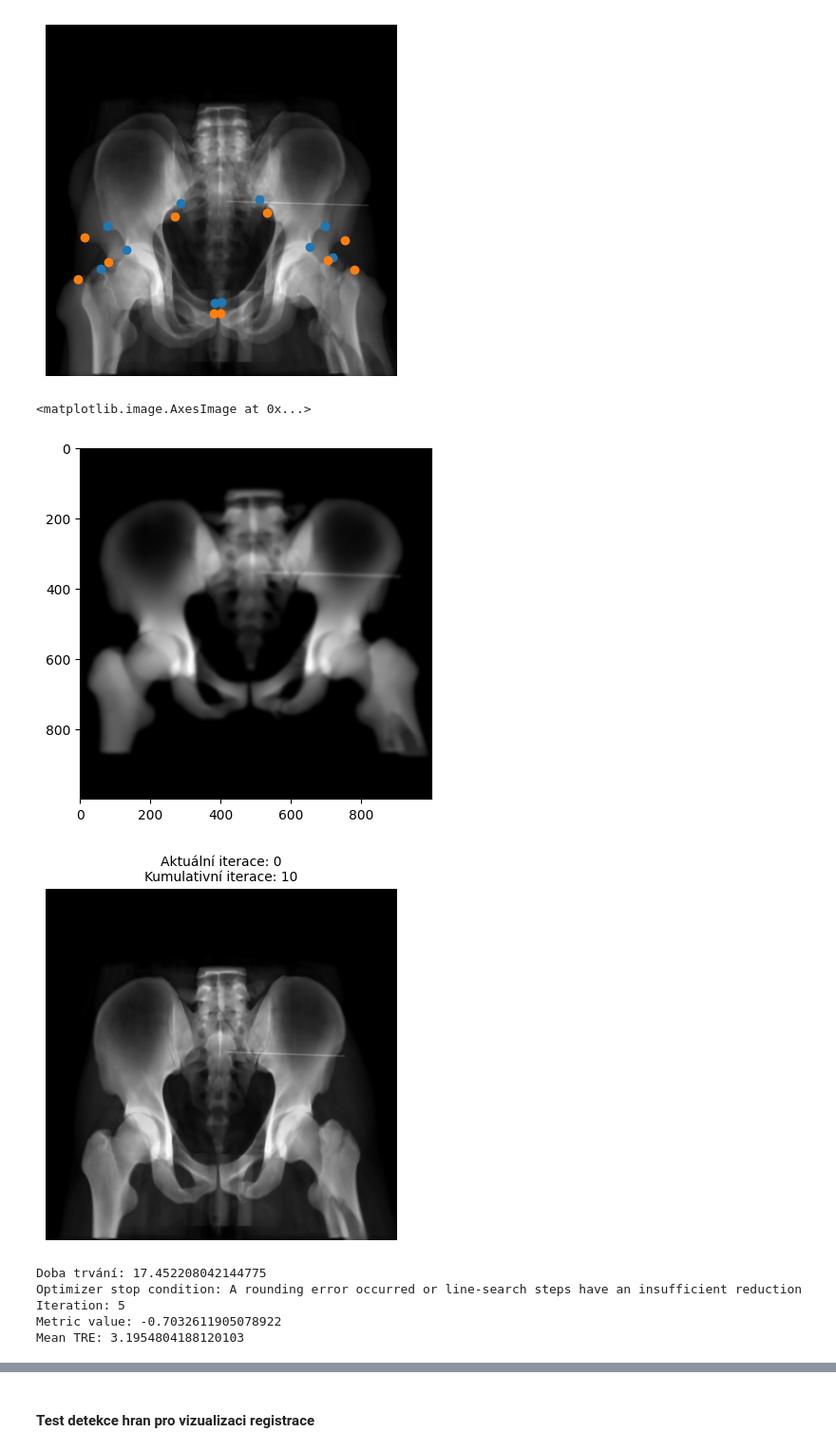
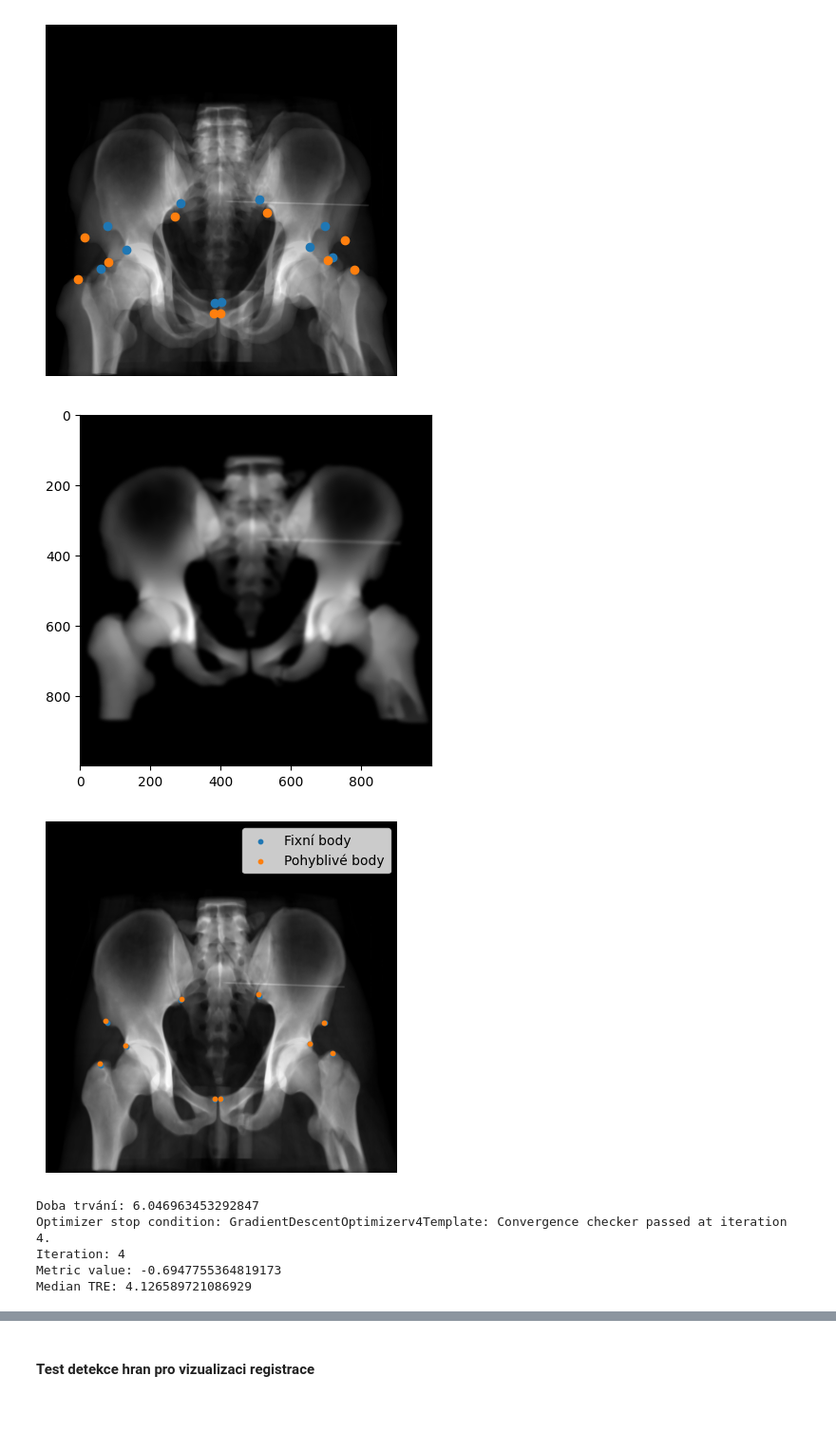
Before and after one commit to Vojtech-Benda/ca_isf, a Jupyter notebook: sitkRegistration.ipynb, the cells around one changed output, grey strips where cells are left out. Shown at 95% size. Saved outputs shown, nothing was run; the diff lists cells and outputs as text; code cells hidden in the pictures; blank space fills up the shorter version.

```diff
--- a/sitkRegistration.ipynb
+++ b/sitkRegistration.ipynb
@@ -104,16 +166,20 @@ def plotRegistrationErrors():
 num = "09"
 movingImage = sitk.ReadImage(f"input_files\\pacient_{num}\\registration\\pacient{num}PreopAP.mha", sitk.sitkFloat32)
 fixedImage = sitk.ReadImage(f"input_files\\pacient_{num}\\registration\\pacient{num}IntraopAPST.mha", sitk.sitkFloat32)
+movingImage = movingImage[..., 0]
+fixedImage = fixedImage[..., 0]
 
 movingPoints = getPoints(f"input_files\\pacient_{num}\\registration\\pacient{num}PreopPointsAP.csv")
 fixedPoints = getPoints(f"input_files\\pacient_{num}\\registration\\pacient{num}IntraopPointsAP.csv")
+movingPoints = [sublist[:-1] for sublist in movingPoints]
+fixedPoints = [sublist[:-1] for sublist in fixedPoints]
 
 print(f"Fixed image, spacing: {fixedImage.GetSpacing()}, size: {fixedImage.GetSize()},"
       f"direction: {fixedImage.GetDirection()}, origin: {fixedImage.GetOrigin()}")
 print(f"Moving image, spacing: {movingImage.GetSpacing()}, size: {movingImage.GetSize()},"
       f"direction: {movingImage.GetDirection()}, origin: {movingImage.GetOrigin()}")
-plt.imshow(sitk.GetArrayViewFromImage(fixedImage)[0, ...], cmap="gray")
-plt.imshow(sitk.GetArrayViewFromImage(movingImage)[0, ...], cmap="gray", alpha=0.5)
+plt.imshow(sitk.GetArrayViewFromImage(fixedImage), cmap="gray") # [0, ...]
+plt.imshow(sitk.GetArrayViewFromImage(movingImage), cmap="gray", alpha=0.5) # [0, ...]
 plt.scatter(list(np.array(fixedPoints).T)[0], list(np.array(fixedPoints).T)[1], c="#1f77b4")
 plt.scatter(list(np.array(movingPoints).T)[0], list(np.array(movingPoints).T)[1], c="#ff7f0e")
 plt.axis("off")
@@ -124,15 +190,15 @@ Moving image, spacing: (1.0, 1.0, 0.25), size: (1000, 1000, 4),direction: (1.0,
 [figure]
 # %%
 initialTransform = sitk.CenteredTransformInitializer(fixedImage, movingImage,
-                                                     sitk.AffineTransform(3),
+                                                     sitk.AffineTransform(2),
                                                      sitk.CenteredTransformInitializerFilter.MOMENTS)
 
 initialImage = sitk.Resample(movingImage, fixedImage, initialTransform, sitk.sitkLinear, 0.0, movingImage.GetPixelID())
 
 fig3, ax2 = plt.subplots(1, 3)
-ax2[0].imshow(sitk.GetArrayViewFromImage(movingImage)[0, ...], cmap="gray")
-ax2[1].imshow(sitk.GetArrayViewFromImage(initialImage)[0, ...], cmap="gray")
-ax2[2].imshow(sitk.GetArrayViewFromImage(fixedImage)[0, ...], cmap="gray")
+ax2[0].imshow(sitk.GetArrayViewFromImage(movingImage), cmap="gray") # [0, ...]
+ax2[1].imshow(sitk.GetArrayViewFromImage(initialImage), cmap="gray") # [0, ...]
+ax2[2].imshow(sitk.GetArrayViewFromImage(fixedImage), cmap="gray") # [0, ...]
 ax2[0].set_title("pohyblivý obraz")
 ax2[1].set_title("initial transform")
 ax2[2].set_title("pevný obraz")
@@ -160,61 +226,75 @@ plt.show()
 levels = 3
 shrinkFactor = [2 * factor for factor in range(1, levels)][::-1] # 2 ** factor, range(0, levels)
 shrinkFactor.append(1)
-smoothFactor = [2 * factor for factor in range(0, levels)][::-1] # range(0, levels)
+smoothFactor = [factor for factor in range(0, levels)][::-1] # range(0, levels)
 # %%
-smoothed = sitk.SmoothingRecursiveGaussian(movingImage[..., 0], 4)
+smoothed = sitk.SmoothingRecursiveGaussian(movingImage, 4)
 plt.imshow(sitk.GetArrayViewFromImage(smoothed), cmap="gray")
+plt.show()
 # %% [output]
-<matplotlib.image.AxesImage at 0x...>
 [figure]
 # %%
+#time.sleep(2)
 registration = sitk.ImageRegistrationMethod()
 registration.SetMetricAsMattesMutualInformation(50)
 registration.SetOptimizerScalesFromPhysicalShift()
-# registration.SetOptimizerAsGradientDescent(learningRate=1.0,
-#                                            numberOfIterations=200,
-#                                            convergenceMinimumValue=1e-5,
-#                                            convergenceWindowSize=5,
-#                                            estimateLearningRate=registration.EachIteration)
+registration.SetOptimizerAsGradientDescent(learningRate=1.0,
+                                           numberOfIterations=200,
+                                           convergenceMinimumValue=1e-5,
+                                           convergenceWindowSize=5,
+                                           estimateLearningRate=registration.EachIteration)
 
 # registration.SetOptimizerAsGradientDescentLineSearch(learningRate=1.0,
 #                                                      numberOfIterations=15,
-#                                                      convergenceMinimumValue=1e-5,
+#                                                      convergenceMinimumValue=1e-5,*
 #                                                      convergenceWindowSize=5,
 #                                                      lineSearchMaximumIterations=4)
 
-registration.SetOptimizerAsLBFGS2(numberOfIterations=30,
-                                  hessianApproximateAccuracy=4,
-                                  lineSearchAccuracy=1e-4,
-                                  lineSearchMinimumStep=1e-20,
-                                  lineSearchMaximumStep=1e20,
-                                  lineSearchMaximumEvaluations=5)
+# registration.SetOptimizerAsLBFGS2(numberOfIterations=30,
+#                                   hessianApproximateAccuracy=4,
+#                                   lineSearchAccuracy=1e-4,
+#                                   lineSearchMinimumStep=1e-20,
+#                                   lineSearchMaximumStep=1e20,
+#                                   lineSearchMaximumEvaluations=5,
+#                                   deltaConvergenceDistance=0)
+
 registration.SetMetricSamplingStrategy(sitk.ImageRegistrationMethod.NONE)
 registration.SetMetricSamplingPercentage(percentage=0.01, seed=42)
 registration.SetInitialTransform(initialTransform, inPlace=False)
 registration.SetInterpolator(sitk.sitkLinear)
 registration.SetShrinkFactorsPerLevel(shrinkFactors=shrinkFactor)
 registration.SetSmoothingSigmasPerLevel(smoothingSigmas=smoothFactor)
 registration.SmoothingSigmasAreSpecifiedInPhysicalUnitsOn()
 
+optimizedTransform = sitk.AffineTransform(2)
+registration.SetMovingInitialTransform(initialTransform)
+registration.SetInitialTransform(optimizedTransform)
+# registration.SetFixedInitialTransform(sitk.Transform(2, sitk.sitkIdentity))
+
 registration.AddCommand(sitk.sitkStartEvent, metric_and_reference_start_plot)
-registration.AddCommand(sitk.sitkEndEvent, metric_and_reference_stop_plot)
+registration.AddCommand(sitk.sitkEndEvent, lambda: metric_and_reference_stop_plot(registration,
+                                                                                  fixedPoints,
+                                                                                  movingPoints))
 registration.AddCommand(sitk.sitkMultiResolutionIterationEvent, update_multires_iterations)
 registration.AddCommand(sitk.sitkIterationEvent, lambda: metric_and_reference_plot_values(registration,
                                                                                           fixedPoints,
                                                                                           movingPoints))
 start_time = time.time()
-outTransform = registration.Execute(fixedImage, movingImage)
+# outTransform = registration.Execute(fixedImage, movingImage)
+registration.Execute(fixedImage, movingImage)
 print(f"Doba trvání: {time.time() - start_time}")
+
+finalTransform = sitk.CompositeTransform([optimizedTransform, initialTransform])
+
 print(f"Optimizer stop condition: {registration.GetOptimizerStopConditionDescription()}")
 print(f"Iteration: {registration.GetOptimizerIteration()}")
 print(f"Metric value: {registration.GetMetricValue()}")
-print(f"Mean TRE: {mean_values[-1]}")
+print(f"Median TRE: {median_values[-1]}")
 # %% [output]
-[figure, old version]
+[figure, new version]
-Doba trvání: 17.452208042144775
-Optimizer stop condition: A rounding error occurred or line-search steps have an insufficient reduction
-Iteration: 5
-Metric value: -0.7032611905078922
-Mean TRE: 3.1954804188120103
+Doba trvání: 6.046963453292847
+Optimizer stop condition: GradientDescentOptimizerv4Template: Convergence checker passed at iteration 4.
+Iteration: 4
+Metric value: -0.6947755364819173
+Median TRE: 4.126589721086929
 # %%
```
Also changed, not shown: parts of 11 cells of this notebook, 8 other files.
